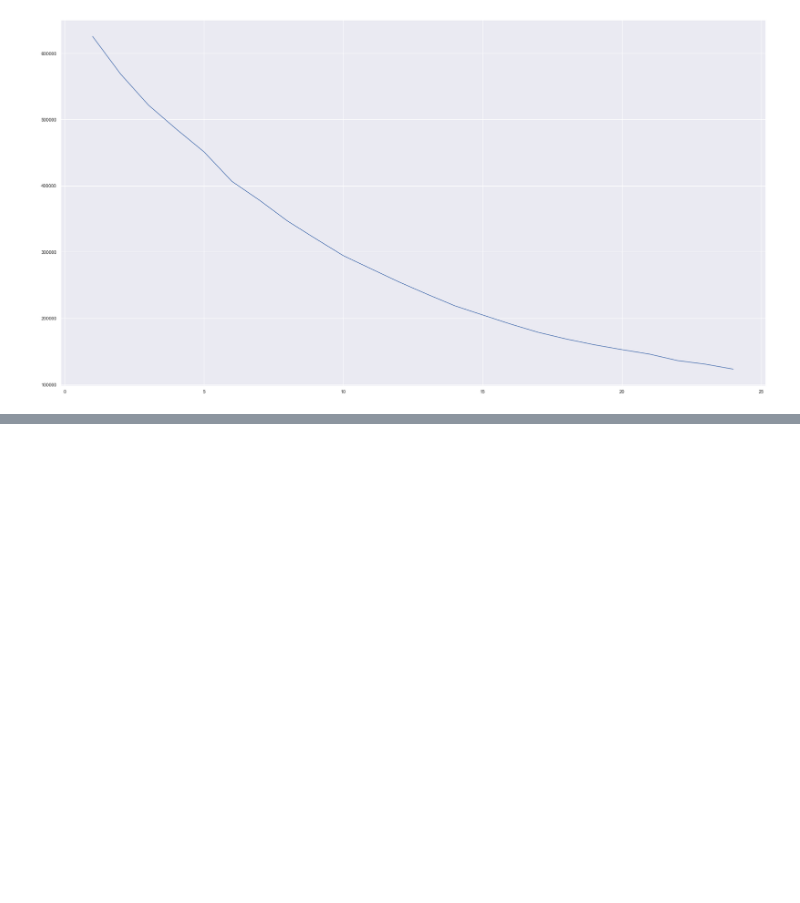
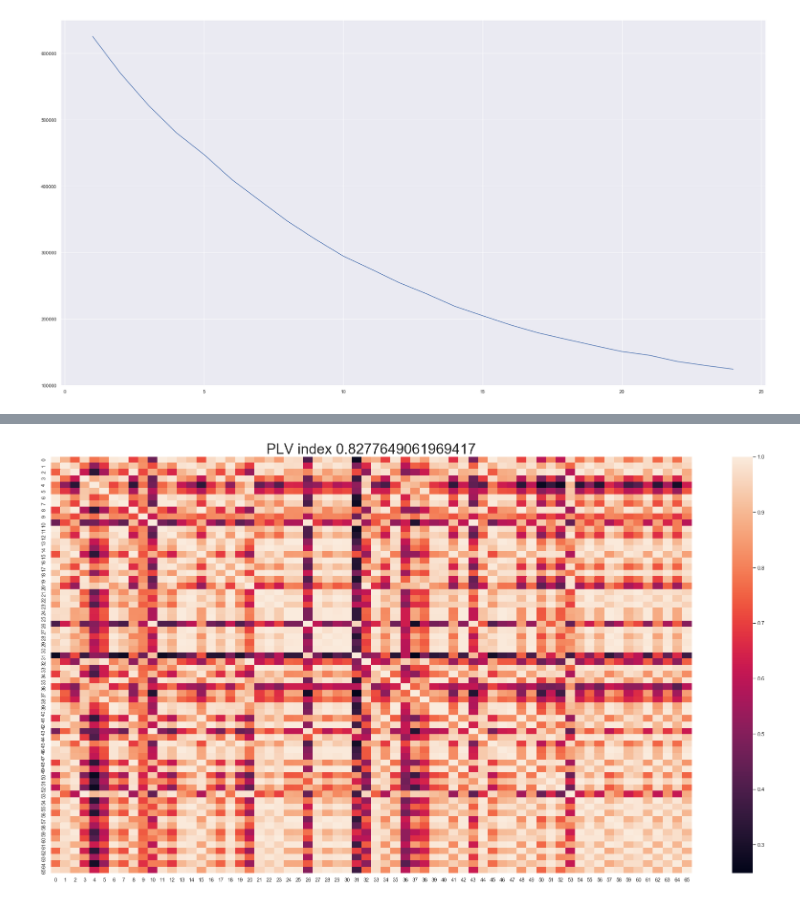
Before and after one commit to rnartallo/kuramotocontrol, a Jupyter notebook: PhaseLocking.ipynb, the cells around one changed output, grey strips where cells are left out. Saved outputs shown, nothing was run; the diff lists cells and outputs as text; code cells hidden in the pictures; blank space fills up the shorter version.

```diff
--- a/PhaseLocking.ipynb
+++ b/PhaseLocking.ipynb
@@ -355,0 +370,9 @@ sns.lineplot(K,Dist)
+# %%
+PLV = KFB.CalculatePhaseLockingValue(sol)
+ax = sns.heatmap(PLV.T)
+ax.invert_yaxis
+PLV_index = KFB.CalculatePhaseLockingIndex(PLV)
+ax.set_title('PLV index '+ str(PLV_index))
+ax.title.set_size(30)
+# %% [output]
+[figure, added]
```
Also changed, not shown: parts of 10 cells of this notebook, 1 other file.
